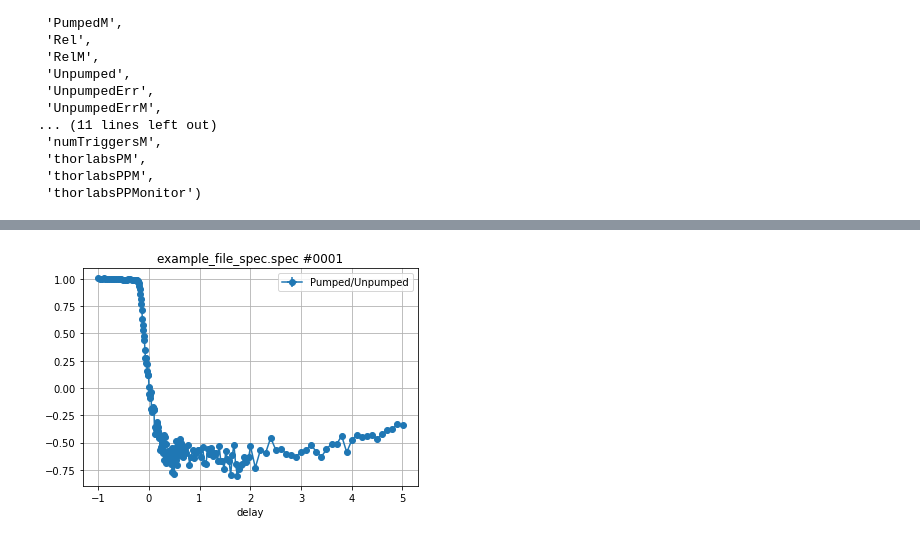
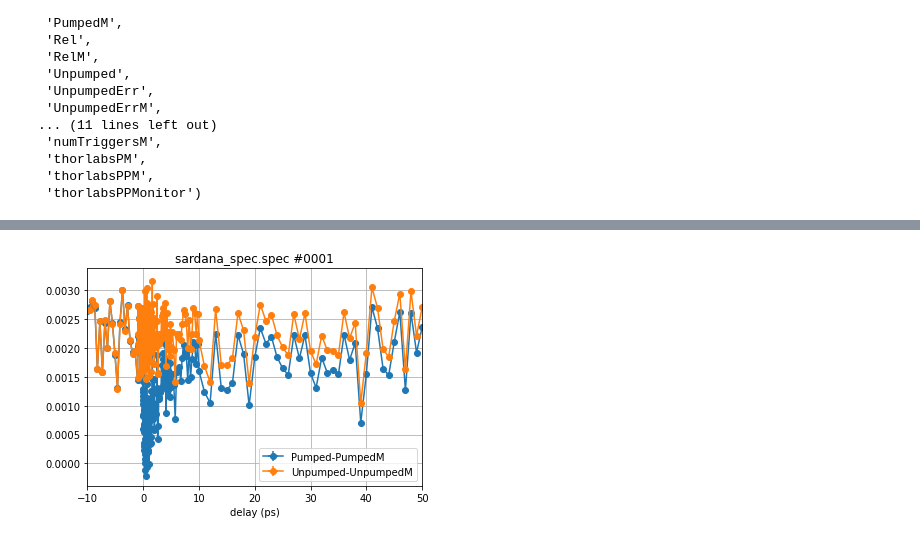
Before and after one commit to dschick/pyEvalData, a Jupyter notebook: docs/source/examples/evaluation.ipynb, the cells around one changed output, grey strips where cells are left out. Cells and saved outputs as stored; diff of their text form; code cells hidden in the pictures.

```diff
--- a/docs/source/examples/evaluation.ipynb
+++ b/docs/source/examples/evaluation.ipynb
@@ -42,7 +39,7 @@ Here we iitialize the `Source` for the current evaluation. It is based on raw
 data in a [SPEC file](https://certif.com/content/spec) which was generated by
 the open-source software [Sardana](https://sardana-controls.org).
 # %%
-spec = ped.io.Spec(file_name='example_file_spec2.spec',
+spec = ped.io.Spec(file_name='sardana_spec.spec',
                    file_path=example_data_path,
                    use_nexus=True,
                    force_overwrite=False,
@@ -132,10 +115,10 @@ So let's try to plot the counters `Pumped` and `Unpumped` vs the motor `delay`:
 # %%
 ev.xcol = 'delay'
-ev.clist = ['(Pumped-PumpedM)/(Unpumped-UnpumpedM)']
-ev.propagate_errors = False
+ev.clist = ['Pumped', 'Unpumped']
 
 plt.figure()
-ev.plot_scans([1, 2, 3, 4])
+ev.plot_scans([1])
 plt.xlim(-10, 50)
+plt.xlabel('delay (ps)')
 plt.show()
 # %% [output]
@@ -145,10 +141,11 @@ Next we want to plot the relative signal of the two former counter
 # %%
 ev.xcol = 'delay'
-ev.clist = ['Pumped/Unpumped']
-ev.propagate_errors=True
+ev.clist = ['Pumped-PumpedM', 'Unpumped-UnpumpedM']
 
 plt.figure()
 ev.plot_scans([1])
+plt.xlim(-10, 50)
+plt.xlabel('delay (ps)')
 plt.show()
 # %% [output]
-[figure, old version]
+[figure, new version]
```
Also changed, not shown: parts of 48 cells of this notebook, 1 other file.
